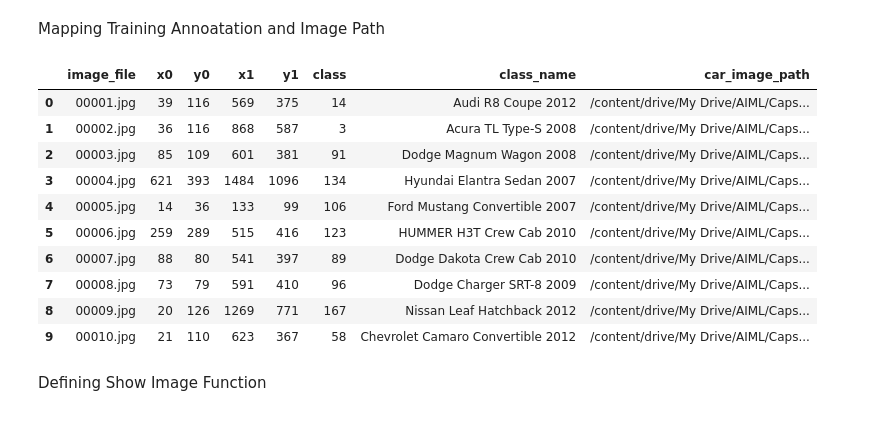
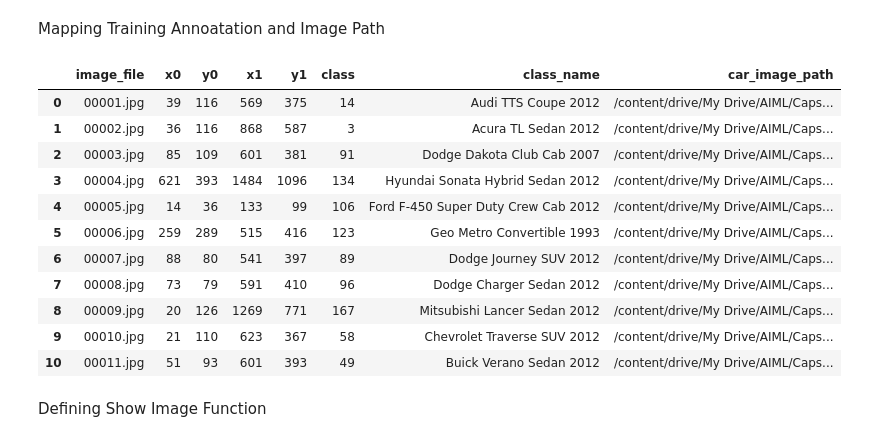
Before and after one commit to bamachrn/car-detection-cv2, a Jupyter notebook: car_detection.ipynb, the cells around one changed output. Saved outputs shown, nothing was run; the diff lists cells and outputs as text; code cells hidden in the pictures.

```diff
--- a/car_detection.ipynb
+++ b/car_detection.ipynb
@@ -117,7 +126,7 @@ class_names_data['class_name'][196%195]
 # %% [markdown]
 Mapping Class Name file and Train Annotation file
 # %%
-train_annotate['class_name'] = train_annotate.apply(lambda x: class_names_data['class_name'][x['class']%len(class_names_data['class_name'])], axis=1)
+train_annotate['class_name'] = train_annotate.apply(lambda x: class_names_data['class_name'][(x['class']-1)], axis=1)
 # %%
 #Showing mapping train annotation file
 train_annotate
@@ -164,19 +184,20 @@ train_image_path = project_path+"car_data/car_data/train"
 train_image_list = get_image_file_list(train_image_path)
 train_annotate = map_image_metadata(train_image_path, train_annotate, train_image_list)
 # %%
-train_annotate.head(10)
+train_annotate.head(11)
 # %% [output]
 |  | image_file | x0 | y0 | x1 | y1 | class | class_name | car_image_path |
-| 0 | 00001.jpg | 39 | 116 | 569 | 375 | 14 | Audi R8 Coupe 2012 | /content/drive/My Drive/AIML/Caps... |
-| 1 | 00002.jpg | 36 | 116 | 868 | 587 | 3 | Acura TL Type-S 2008 | /content/drive/My Drive/AIML/Caps... |
-| 2 | 00003.jpg | 85 | 109 | 601 | 381 | 91 | Dodge Magnum Wagon 2008 | /content/drive/My Drive/AIML/Caps... |
-| 3 | 00004.jpg | 621 | 393 | 1484 | 1096 | 134 | Hyundai Elantra Sedan 2007 | /content/drive/My Drive/AIML/Caps... |
-| 4 | 00005.jpg | 14 | 36 | 133 | 99 | 106 | Ford Mustang Convertible 2007 | /content/drive/My Drive/AIML/Caps... |
-| 5 | 00006.jpg | 259 | 289 | 515 | 416 | 123 | HUMMER H3T Crew Cab 2010 | /content/drive/My Drive/AIML/Caps... |
-| 6 | 00007.jpg | 88 | 80 | 541 | 397 | 89 | Dodge Dakota Crew Cab 2010 | /content/drive/My Drive/AIML/Caps... |
-| 7 | 00008.jpg | 73 | 79 | 591 | 410 | 96 | Dodge Charger SRT-8 2009 | /content/drive/My Drive/AIML/Caps... |
-| 8 | 00009.jpg | 20 | 126 | 1269 | 771 | 167 | Nissan Leaf Hatchback 2012 | /content/drive/My Drive/AIML/Caps... |
-| 9 | 00010.jpg | 21 | 110 | 623 | 367 | 58 | Chevrolet Camaro Convertible 2012 | /content/drive/My Drive/AIML/Caps... |
+| 0 | 00001.jpg | 39 | 116 | 569 | 375 | 14 | Audi TTS Coupe 2012 | /content/drive/My Drive/AIML/Caps... |
+| 1 | 00002.jpg | 36 | 116 | 868 | 587 | 3 | Acura TL Sedan 2012 | /content/drive/My Drive/AIML/Caps... |
+| 2 | 00003.jpg | 85 | 109 | 601 | 381 | 91 | Dodge Dakota Club Cab 2007 | /content/drive/My Drive/AIML/Caps... |
+| 3 | 00004.jpg | 621 | 393 | 1484 | 1096 | 134 | Hyundai Sonata Hybrid Sedan 2012 | /content/drive/My Drive/AIML/Caps... |
+| 4 | 00005.jpg | 14 | 36 | 133 | 99 | 106 | Ford F-450 Super Duty Crew Cab 2012 | /content/drive/My Drive/AIML/Caps... |
+| 5 | 00006.jpg | 259 | 289 | 515 | 416 | 123 | Geo Metro Convertible 1993 | /content/drive/My Drive/AIML/Caps... |
+| 6 | 00007.jpg | 88 | 80 | 541 | 397 | 89 | Dodge Journey SUV 2012 | /content/drive/My Drive/AIML/Caps... |
+| 7 | 00008.jpg | 73 | 79 | 591 | 410 | 96 | Dodge Charger Sedan 2012 | /content/drive/My Drive/AIML/Caps... |
+| 8 | 00009.jpg | 20 | 126 | 1269 | 771 | 167 | Mitsubishi Lancer Sedan 2012 | /content/drive/My Drive/AIML/Caps... |
+| 9 | 00010.jpg | 21 | 110 | 623 | 367 | 58 | Chevrolet Traverse SUV 2012 | /content/drive/My Drive/AIML/Caps... |
+| 10 | 00011.jpg | 51 | 93 | 601 | 393 | 49 | Buick Verano Sedan 2012 | /content/drive/My Drive/AIML/Caps... |
 # %% [markdown]
 Defining Show Image Function
 # %%
```
Also changed, not shown: parts of 62 cells of this notebook.
